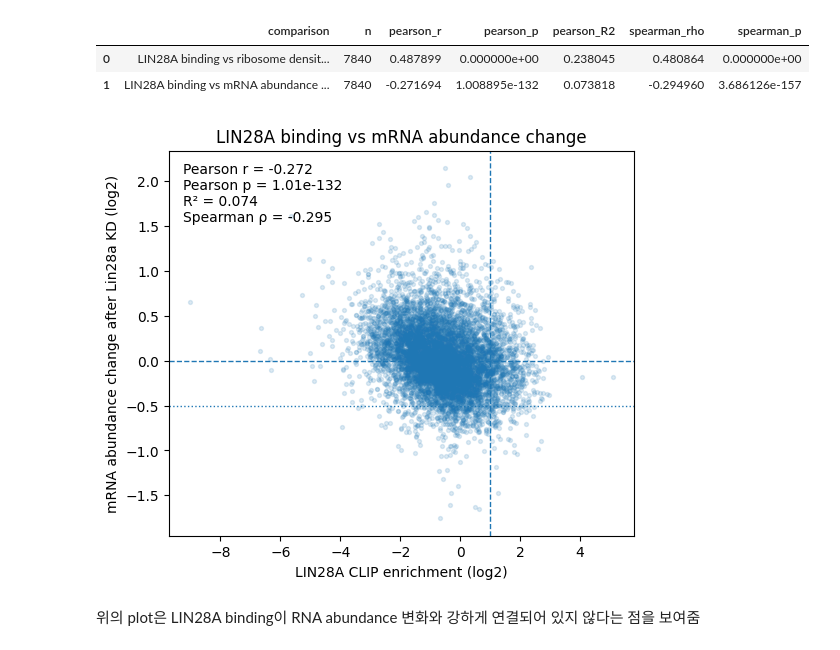
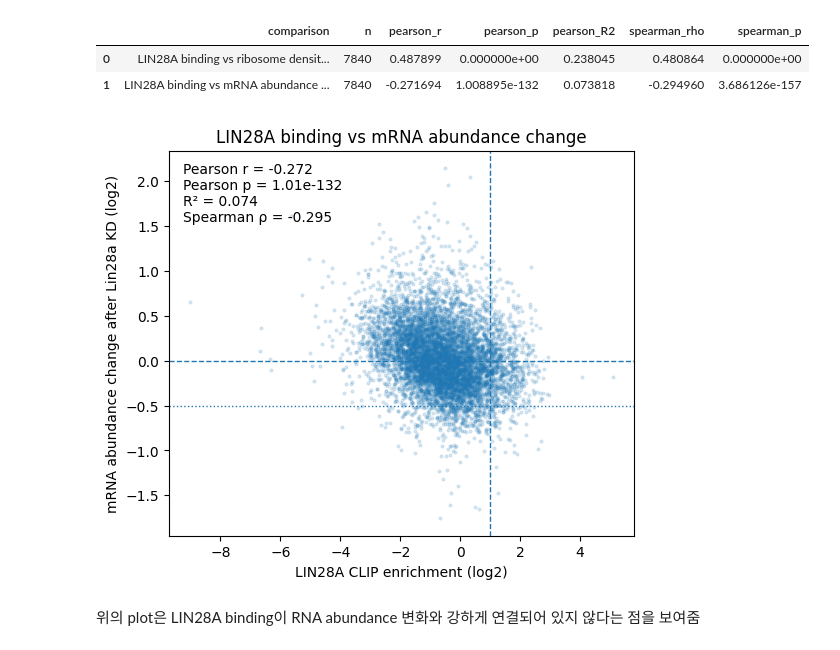
Before and after one commit to chaehyeonkim-lab/bioinformatics1, a Jupyter notebook: Binformatics_term_project.ipynb, the cells around one changed output. Cells and saved outputs as stored; diff of their text form; code cells hidden in the pictures.

```diff
--- a/Binformatics_term_project.ipynb
+++ b/Binformatics_term_project.ipynb
@@ -239,18 +239,20 @@ Output directory: /content/drive/MyDrive/BIlecture1/project_outcomes
 | ENSMUSG00000051285.18 | 6654 | 1.338382 | -4.080097 | -3.291169 | 0.788928 | 0.071083 |
 # %%
 from pathlib import Path
+from urllib.request import urlopen # Changed to urlopen
 import pandas as pd
-import requests # Import the requests module
+import ssl
 
 LOCALIZATION_URL = "https://hyeshik.qbio.io/binfo/mouselocalization-20210507.txt"
 LOCALIZATION_FILE = Path("mouselocalization-20210507.txt")
 
 if not LOCALIZATION_FILE.exists():
-    # Use requests to download the file, skipping SSL verification
-    response = requests.get(LOCALIZATION_URL, verify=False)
-    response.raise_for_status() # Raise an HTTPError for bad responses (4xx or 5xx)
-    with open(LOCALIZATION_FILE, 'wb') as f:
-        f.write(response.content)
+    # Create an unverified SSL context and use urlopen to fetch content
+    # This bypasses SSL certificate verification.
+    unverified_context = ssl._create_unverified_context()
+    with urlopen(LOCALIZATION_URL, context=unverified_context) as response:
+        with open(LOCALIZATION_FILE, 'wb') as out_file:
+            out_file.write(response.read())
 
 local = pd.read_csv(LOCALIZATION_FILE, sep="\t")
 local.head()
@@ -699,7 +730,7 @@ fig, ax = plt.subplots(figsize=(6, 5))
 ax.scatter(
     plot_df["clip_log2"],
     plot_df["rna_change_log2"],
-    s=8,
+    s=4,
     alpha=0.15,
 )
 
@@ -707,34 +738,34 @@ ax.axvline(clip_cutoff, linestyle="--", linewidth=1)
 ax.axhline(0, linestyle="--", linewidth=1)
 ax.axhline(RNA_CHANGE_MIN, linestyle=":", linewidth=1)
 
 ax.set_xlabel("LIN28A CLIP enrichment (log2)")
 ax.set_ylabel("mRNA abundance change after Lin28a KD (log2)")
 ax.set_title("LIN28A binding vs mRNA abundance change")
 
 annotation = (
     f"Pearson r = {pearson.statistic:.3f}\n"
     f"Pearson p = {pearson.pvalue:.2e}\n"
     f"R² = {pearson.statistic ** 2:.3f}\n"
     f"Spearman ρ = {spearman.statistic:.3f}"
 )
 
 ax.text(
     0.03,
     0.97,
     annotation,
     transform=ax.transAxes,
     va="top",
 )
 
 fig.savefig(
     OUT_DIR / "clip_vs_rna_change.png",
     dpi=300,
     bbox_inches="tight",
 )
 
 plt.show()
 # %% [output]
-[figure, old version]
+[figure, new version]
 # %% [markdown]
 위의 plot은 LIN28A binding이 RNA abundance 변화와 강하게 연결되어 있지 않다는 점을 보여줌
 # %%
```
Also changed, not shown: parts of 12 cells of this notebook.
